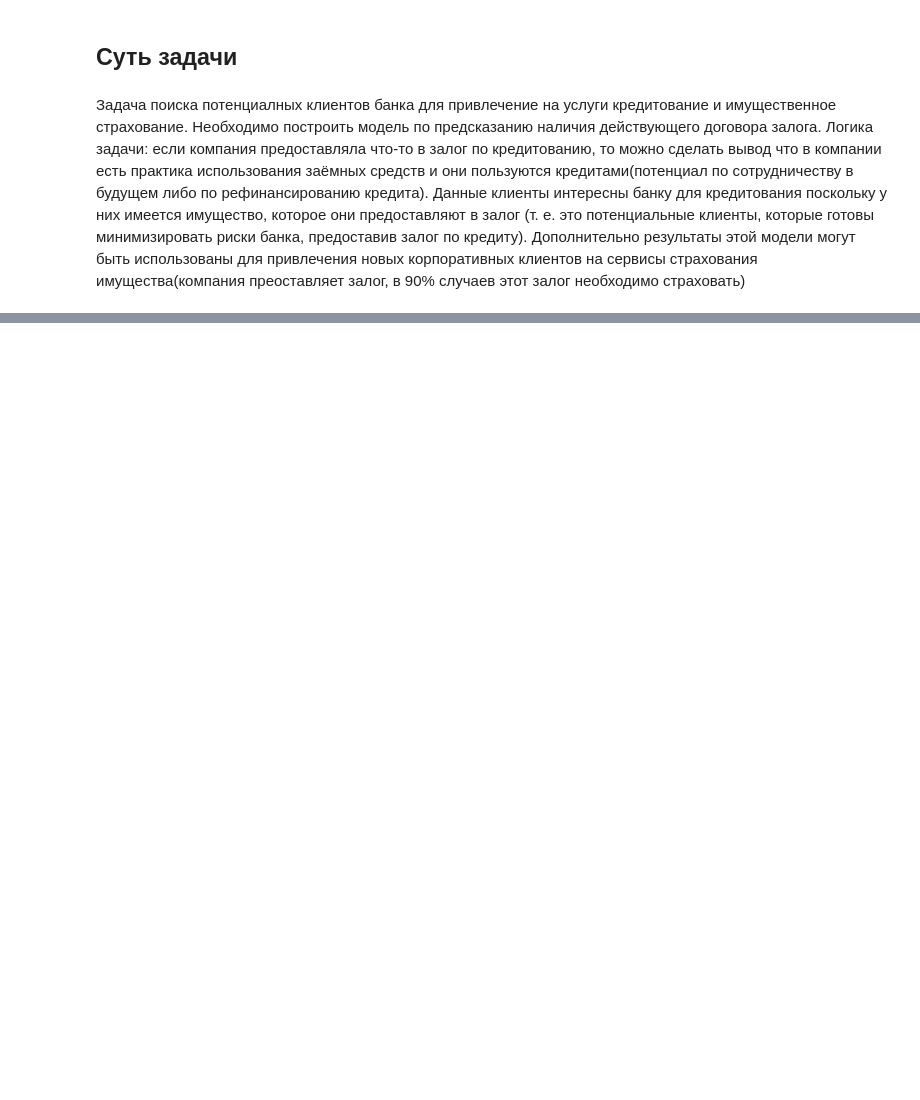
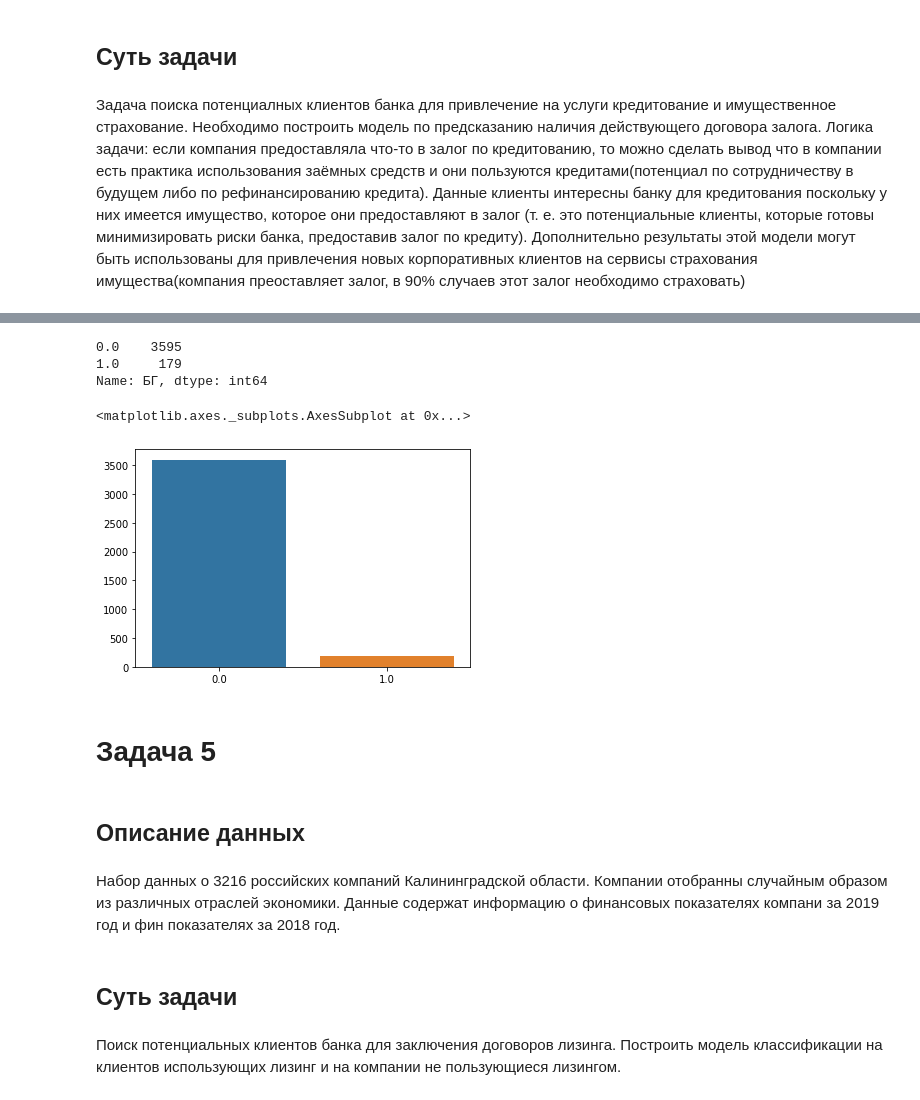
Before and after one commit to Dementev-Ilia/CustomerSearch, a Jupyter notebook: new data/CustomerSearch.ipynb, the cells around one changed output, grey strips where cells are left out. Cells and saved outputs as stored; diff of their text form; code cells hidden in the pictures; blank space fills up the shorter version.

```diff
--- a/new data/CustomerSearch.ipynb
+++ b/new data/CustomerSearch.ipynb
@@ -414,0 +721,2 @@ cred.corr()
+# %%
+bg = bg.dropna() #удаляем пропущенные значения
@@ -513,0 +1120,21 @@ cred.head(3)
+# %%
+#проверяем насколько сбалансированы данные
+print(bg["БГ"].value_counts())
+sns.barplot(bg["БГ"].value_counts().index, bg["БГ"].value_counts().values)
+# %% [output]
+0.0    3595
+1.0     179
+Name: БГ, dtype: int64
+<matplotlib.axes._subplots.AxesSubplot at 0x...>
+[figure, added]
+# %% [markdown]
+# Задача 5
+# %% [markdown]
+## Описание данных
+# %% [markdown]
+Набор данных о 3216 российских компаний Калининградской области. Компании отобранны случайным образом из различных отраслей экономики. Данные содержат информацию о финансовых показателях компани за 2019 год и фин показателях за 2018 год.
+# %% [markdown]
+## Суть задачи
+# %% [markdown]
+Поиск потенциальных клиентов банка для заключения договоров лизинга.
+Построить модель классификации на клиентов использующих лизинг и на компании не пользующиеся лизингом.
```
Also changed, not shown: parts of 30 cells of this notebook.
